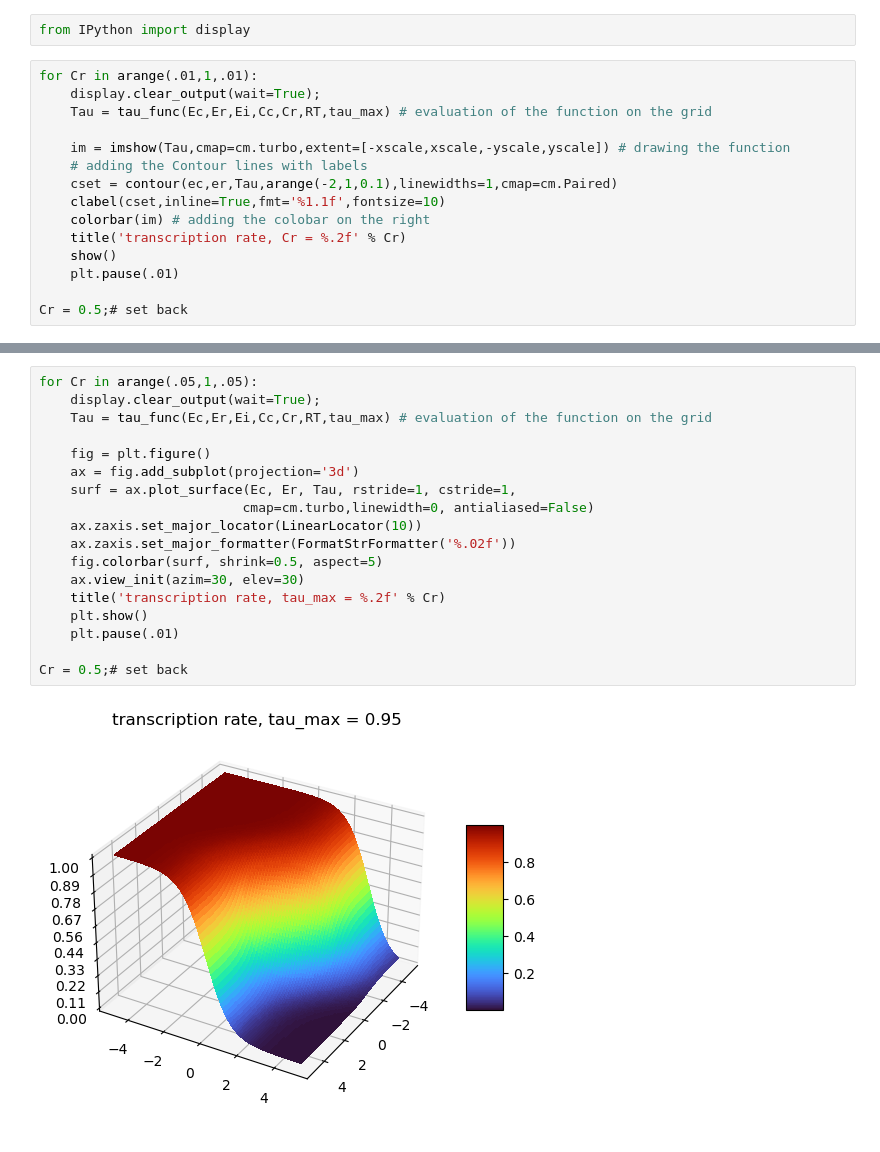
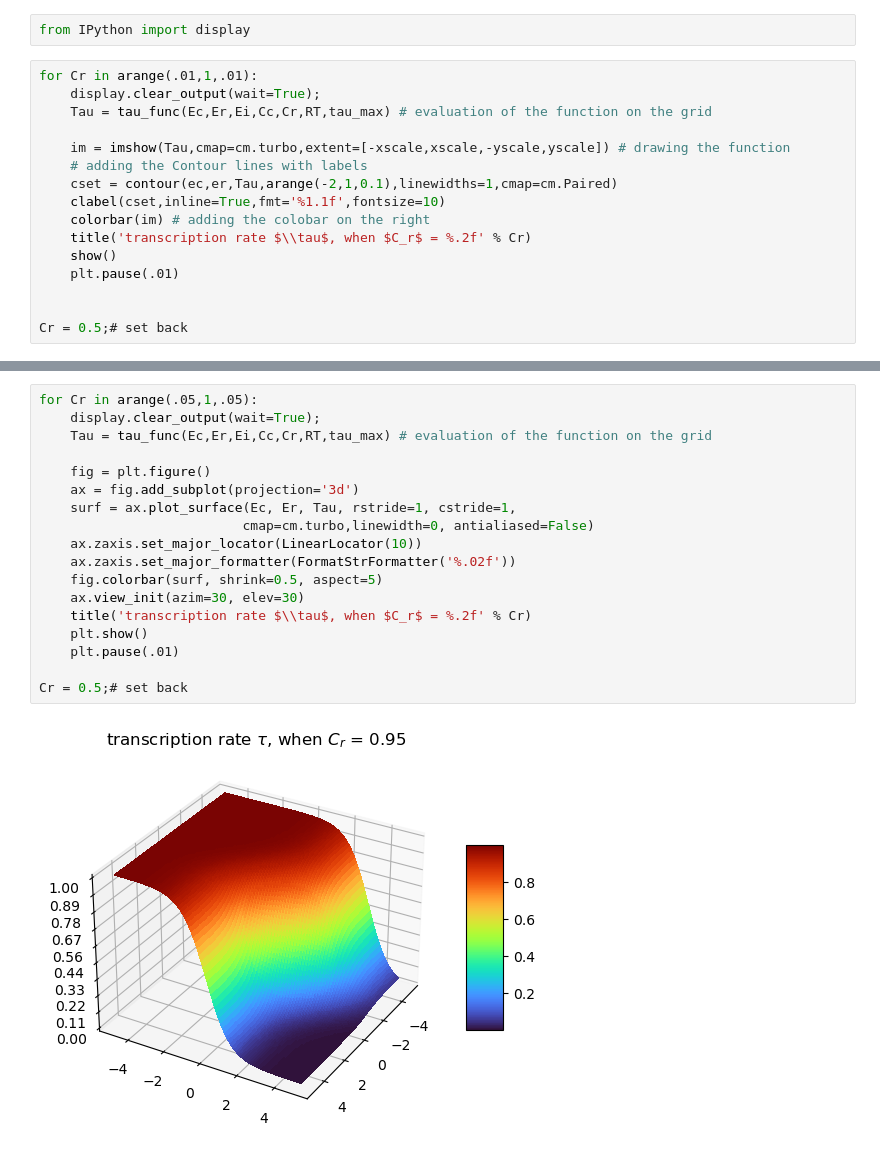
Before and after one commit to Chenovski/MSGI2023, a Jupyter notebook: Transcription Rate Model/230726_transcription_rate_model_investigation.ipynb, the cells around one changed output, grey strips where cells are left out. Drawn from its saved outputs; the diff is of its cells as text.

```diff
--- a/Transcription Rate Model/230726_transcription_rate_model_investigation.ipynb
+++ b/Transcription Rate Model/230726_transcription_rate_model_investigation.ipynb
@@ -64,9 +66,10 @@ for Cr in arange(.01,1,.01):
     cset = contour(ec,er,Tau,arange(-2,1,0.1),linewidths=1,cmap=cm.Paired)
     clabel(cset,inline=True,fmt='%1.1f',fontsize=10)
     colorbar(im) # adding the colobar on the right
-    title('transcription rate, Cr = %.2f' % Cr)
+    title('transcription rate $\\tau$, when $C_r$ = %.2f' % Cr)
     show()
     plt.pause(.01)
 
+
 Cr = 0.5;# set back
 # %% [output]
@@ -74,23 +77,23 @@ Cr = 0.5;# set back
 # %%
 for Cr in arange(.05,1,.05):
     display.clear_output(wait=True);
     Tau = tau_func(Ec,Er,Ei,Cc,Cr,RT,tau_max) # evaluation of the function on the grid
 
     fig = plt.figure()
     ax = fig.add_subplot(projection='3d')
     surf = ax.plot_surface(Ec, Er, Tau, rstride=1, cstride=1,
                           cmap=cm.turbo,linewidth=0, antialiased=False)
     ax.zaxis.set_major_locator(LinearLocator(10))
     ax.zaxis.set_major_formatter(FormatStrFormatter('%.02f'))
     fig.colorbar(surf, shrink=0.5, aspect=5)
     ax.view_init(azim=30, elev=30)
-    title('transcription rate, tau_max = %.2f' % Cr)
+    title('transcription rate $\\tau$, when $C_r$ = %.2f' % Cr)
     plt.show()
     plt.pause(.01)
 
 Cr = 0.5;# set back
 # %% [output]
-[figure, old version]
+[figure, new version]
 # %%
 for tau_max in arange(.025,1,.025):
     display.clear_output(wait=True);
```
Also changed, not shown: parts of 5 cells of this notebook.
